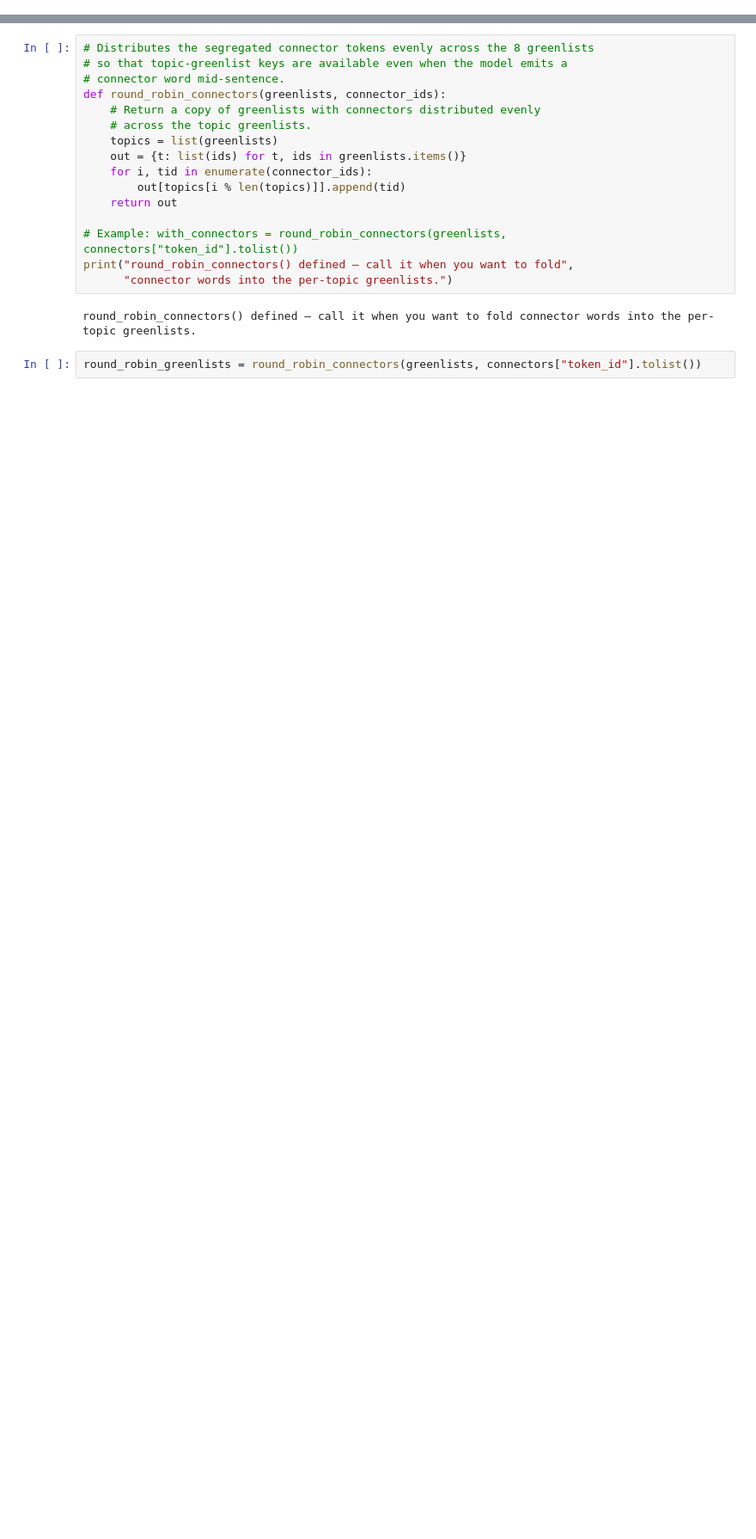
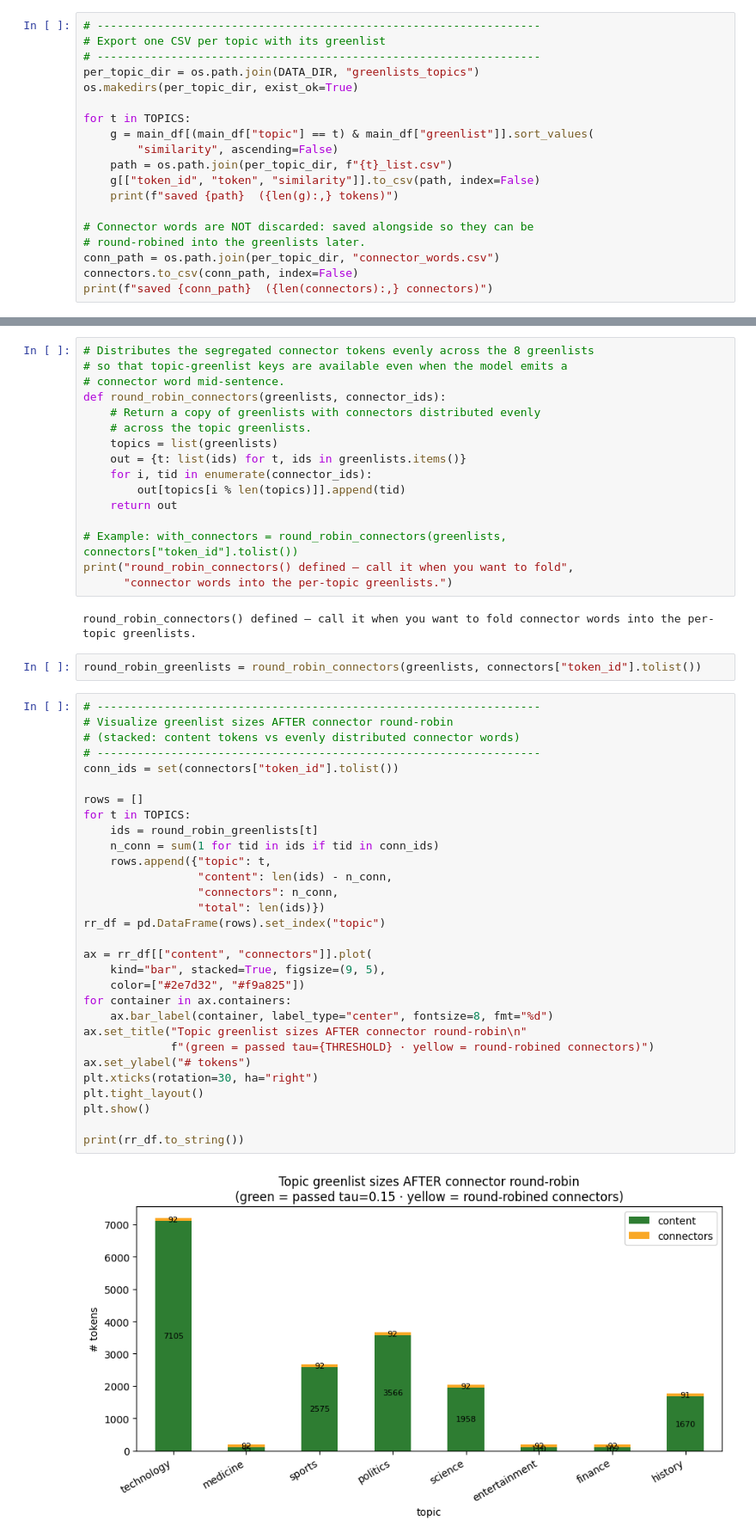
Before and after one commit to pravaspaudel/Dual_watermarking_Scheme, a Jupyter notebook: notebooks/05_greenlist_construction.ipynb, the cells around one changed output, grey strips where cells are left out. Shown at 86% size. Drawn from its saved outputs; the diff is of its cells as text; blank space fills up the shorter version.

```diff
--- a/notebooks/05_greenlist_construction.ipynb
+++ b/notebooks/05_greenlist_construction.ipynb
@@ -229,3 +264,22 @@ technology      2903       Ġtech      0.4063
 technology      3165  Ġtechnical      0.1689
 technology      3777 ĠTechnology      0.6306
 technology      3815      ĠNIGHT      0.1886
+# %%
+# ------------------------------------------------------------------
+# Export one CSV per topic with its greenlist
+# ------------------------------------------------------------------
+per_topic_dir = os.path.join(DATA_DIR, "greenlists_topics")
+os.makedirs(per_topic_dir, exist_ok=True)
+
+for t in TOPICS:
+    g = main_df[(main_df["topic"] == t) & main_df["greenlist"]].sort_values(
+        "similarity", ascending=False)
+    path = os.path.join(per_topic_dir, f"{t}_list.csv")
+    g[["token_id", "token", "similarity"]].to_csv(path, index=False)
+    print(f"saved {path}  ({len(g):,} tokens)")
+
+# Connector words are NOT discarded: saved alongside so they can be
+# round-robined into the greenlists later.
+conn_path = os.path.join(per_topic_dir, "connector_words.csv")
+connectors.to_csv(conn_path, index=False)
+print(f"saved {conn_path}  ({len(connectors):,} connectors)")
@@ -249,3 +313,35 @@ print("round_robin_connectors() defined — call it when you want to fold",
 round_robin_connectors() defined — call it when you want to fold connector words into the per-topic greenlists.
 # %%
 round_robin_greenlists = round_robin_connectors(greenlists, connectors["token_id"].tolist())
+# %%
+# ------------------------------------------------------------------
+# Visualize greenlist sizes AFTER connector round-robin
+# (stacked: content tokens vs evenly distributed connector words)
+# ------------------------------------------------------------------
+conn_ids = set(connectors["token_id"].tolist())
+
+rows = []
+for t in TOPICS:
+    ids = round_robin_greenlists[t]
+    n_conn = sum(1 for tid in ids if tid in conn_ids)
+    rows.append({"topic": t,
+                 "content": len(ids) - n_conn,
+                 "connectors": n_conn,
+                 "total": len(ids)})
+rr_df = pd.DataFrame(rows).set_index("topic")
+
+ax = rr_df[["content", "connectors"]].plot(
+    kind="bar", stacked=True, figsize=(9, 5),
+    color=["#2e7d32", "#f9a825"])
+for container in ax.containers:
+    ax.bar_label(container, label_type="center", fontsize=8, fmt="%d")
+ax.set_title("Topic greenlist sizes AFTER connector round-robin\n"
+             f"(green = passed tau={THRESHOLD} · yellow = round-robined connectors)")
+ax.set_ylabel("# tokens")
+plt.xticks(rotation=30, ha="right")
+plt.tight_layout()
+plt.show()
+
+print(rr_df.to_string())
+# %% [output]
+[figure, added]
```
Also changed, not shown: parts of 14 cells of this notebook, 3 other files.
